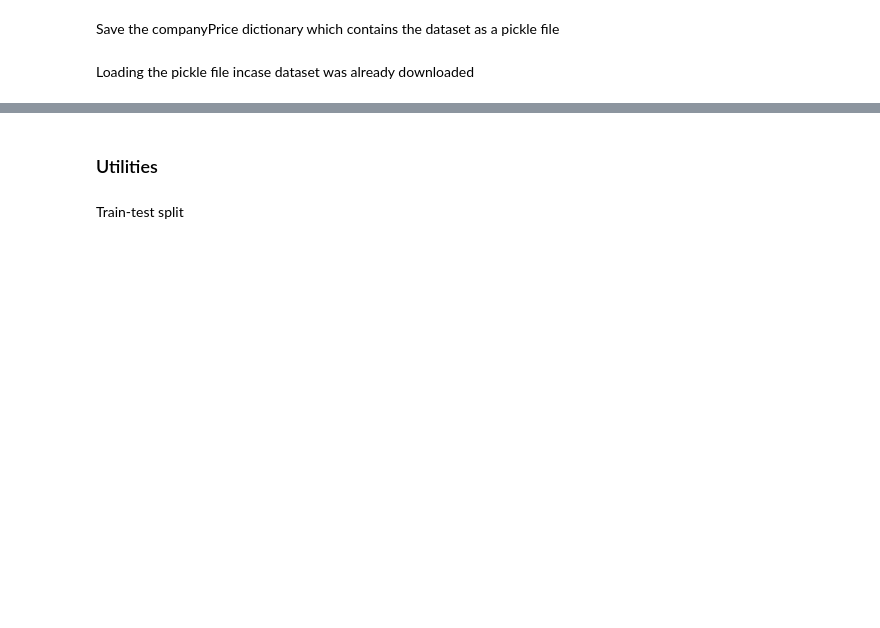
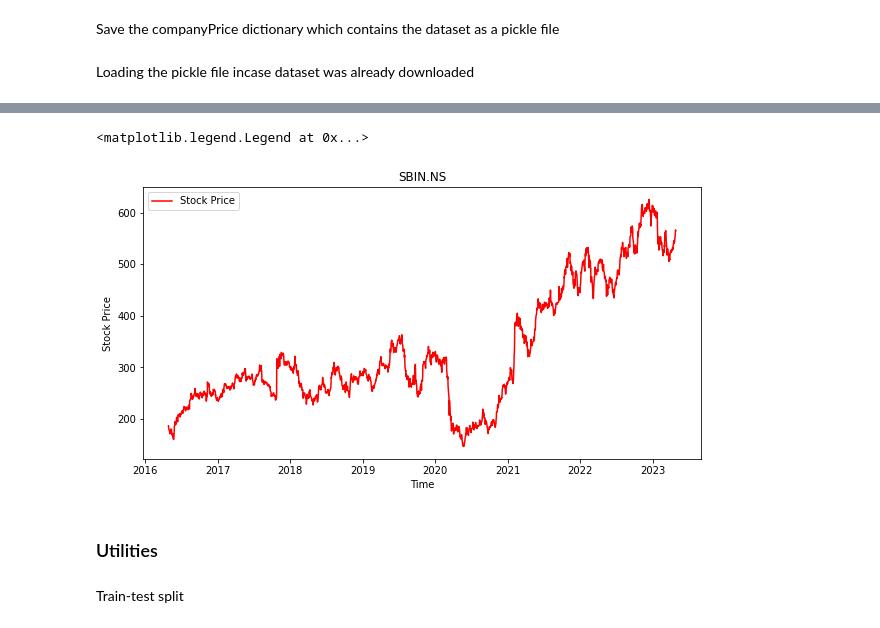
Before and after one commit to shashank-556/StockPricePrediction, a Jupyter notebook: code/StockPricePrediction.ipynb, the cells around one changed output, grey strips where cells are left out. Drawn from its saved outputs; the diff is of its cells as text; code cells hidden in the pictures; blank space fills up the shorter version.

```diff
--- a/code/StockPricePrediction.ipynb
+++ b/code/StockPricePrediction.ipynb
@@ -61,5 +68,13 @@ companyPrice["SBIN.NS"]
 # %%
-c,rel = 'Close','RELIANCE.NS' # we will be using closing price for prediction
+fig = plt.figure(figsize = (10,5))
+plt.plot(companyPrice[rel][c], color = 'red', label ='Stock Price')
+plt.title(rel)
+plt.xlabel('Time')
+plt.ylabel('Stock Price')
+plt.legend()
+# %% [output]
+<matplotlib.legend.Legend at 0x...>
+[figure, added]
 # %% [markdown]
 ### Utilities
 # %% [markdown]
```
Also changed, not shown: parts of 59 cells of this notebook, 2 other files.
